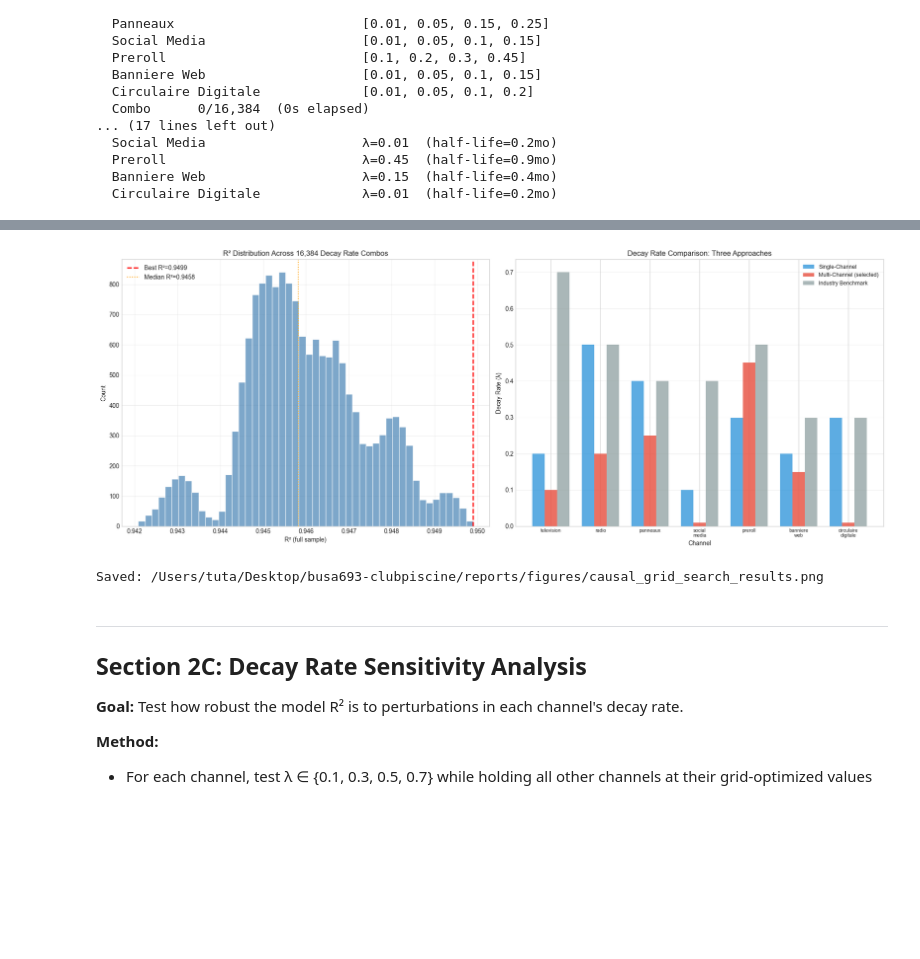
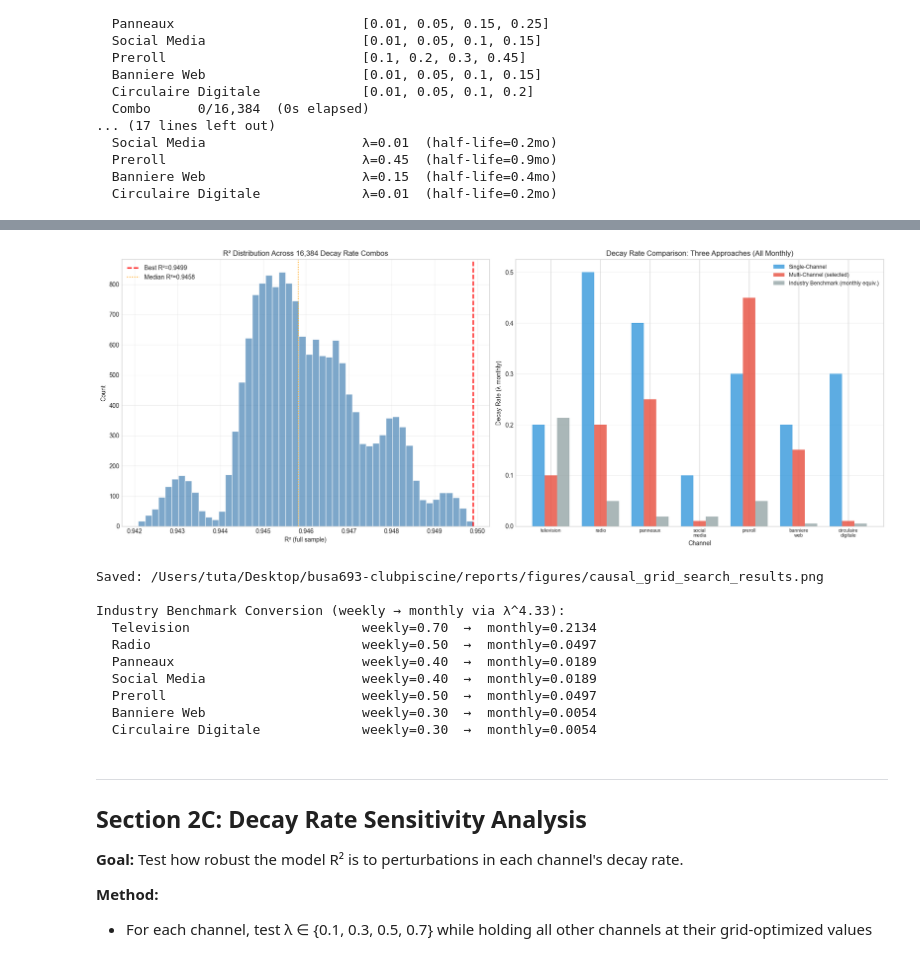
Before and after one commit to 1767902694-svg/busa693-clubpiscine, a Jupyter notebook: notebooks/05_feature_engineering.ipynb, the cells around one changed output, grey strips where cells are left out. Drawn from its saved outputs; the diff is of its cells as text; code cells hidden in the pictures; blank space fills up the shorter version.

```diff
--- a/notebooks/05_feature_engineering.ipynb
+++ b/notebooks/05_feature_engineering.ipynb
@@ -604,39 +611,59 @@ ax1.axvline(grid_df['r2'].median(), color='orange', linewidth=1.5, linestyle=':'
             label=f'Median R²={grid_df["r2"].median():.4f}')
 ax1.set_xlabel('R² (full sample)')
 ax1.set_ylabel('Count')
 ax1.set_title(f'R² Distribution Across {n_combos:,} Decay Rate Combos')
 ax1.legend()
 ax1.grid(True, alpha=0.3)
 
 # Right: Compare decay rates across approaches
+# IMPORTANT: Convert industry benchmarks from weekly to monthly using λ_monthly ≈ λ_weekly^4.33
+INDUSTRY_BENCHMARKS_MONTHLY = {ch: v ** 4.33 for ch, v in INDUSTRY_BENCHMARKS.items()}
+
 ax2 = axes[1]
 x = np.arange(len(MEDIA_CHANNELS))
 width = 0.25
 labels = [ch.replace('media_', '').replace('_', '\n') for ch in MEDIA_CHANNELS]
 
 single_vals = [OPTIMAL_DECAY_RATES[ch] for ch in MEDIA_CHANNELS]
 multi_vals = [GRID_DECAY_RATES[ch] for ch in MEDIA_CHANNELS]
-industry_vals = [INDUSTRY_BENCHMARKS[ch] for ch in MEDIA_CHANNELS]
+industry_vals = [INDUSTRY_BENCHMARKS_MONTHLY[ch] for ch in MEDIA_CHANNELS]
 
 ax2.bar(x - width, single_vals, width, label='Single-Channel', color='#3498db', alpha=0.8)
 ax2.bar(x, multi_vals, width, label='Multi-Channel (selected)', color='#e74c3c', alpha=0.8)
-ax2.bar(x + width, industry_vals, width, label='Industry Benchmark', color='#95a5a6', alpha=0.8)
+ax2.bar(x + width, industry_vals, width, label='Industry Benchmark (monthly equiv.)', color='#95a5a6', alpha=0.8)
 
 ax2.set_xlabel('Channel')
-ax2.set_ylabel('Decay Rate (λ)')
-ax2.set_title('Decay Rate Comparison: Three Approaches')
+ax2.set_ylabel('Decay Rate (λ monthly)')
+ax2.set_title('Decay Rate Comparison: Three Approaches (All Monthly)')
 ax2.set_xticks(x)
 ax2.set_xticklabels(labels, fontsize=8)
 ax2.legend(fontsize=9)
 ax2.grid(axis='y', alpha=0.3)
 
 plt.tight_layout()
 plt.savefig(figures_path / 'causal_grid_search_results.png', dpi=150, bbox_inches='tight')
 plt.show()
 print(f"Saved: {figures_path / 'causal_grid_search_results.png'}")
+
+# Print the conversion for reference
+print("\nIndustry Benchmark Conversion (weekly → monthly via λ^4.33):")
+for ch in MEDIA_CHANNELS:
+    label = ch.replace('media_', '').replace('_', ' ').title()
+    weekly = INDUSTRY_BENCHMARKS[ch]
+    monthly = INDUSTRY_BENCHMARKS_MONTHLY[ch]
+    print(f"  {label:30s}  weekly={weekly:.2f}  →  monthly={monthly:.4f}")
 # %% [output]
-[figure, old version]
+[figure, new version]
 Saved: /Users/tuta/Desktop/busa693-clubpiscine/reports/figures/causal_grid_search_results.png
+
+Industry Benchmark Conversion (weekly → monthly via λ^4.33):
+  Television                      weekly=0.70  →  monthly=0.2134
+  Radio                           weekly=0.50  →  monthly=0.0497
+  Panneaux                        weekly=0.40  →  monthly=0.0189
+  Social Media                    weekly=0.40  →  monthly=0.0189
+  Preroll                         weekly=0.50  →  monthly=0.0497
+  Banniere Web                    weekly=0.30  →  monthly=0.0054
+  Circulaire Digitale             weekly=0.30  →  monthly=0.0054
 # %% [markdown]
 ---
 ## Section 2C: Decay Rate Sensitivity Analysis
```
Also changed, not shown: parts of 7 cells of this notebook, 36 other files.
